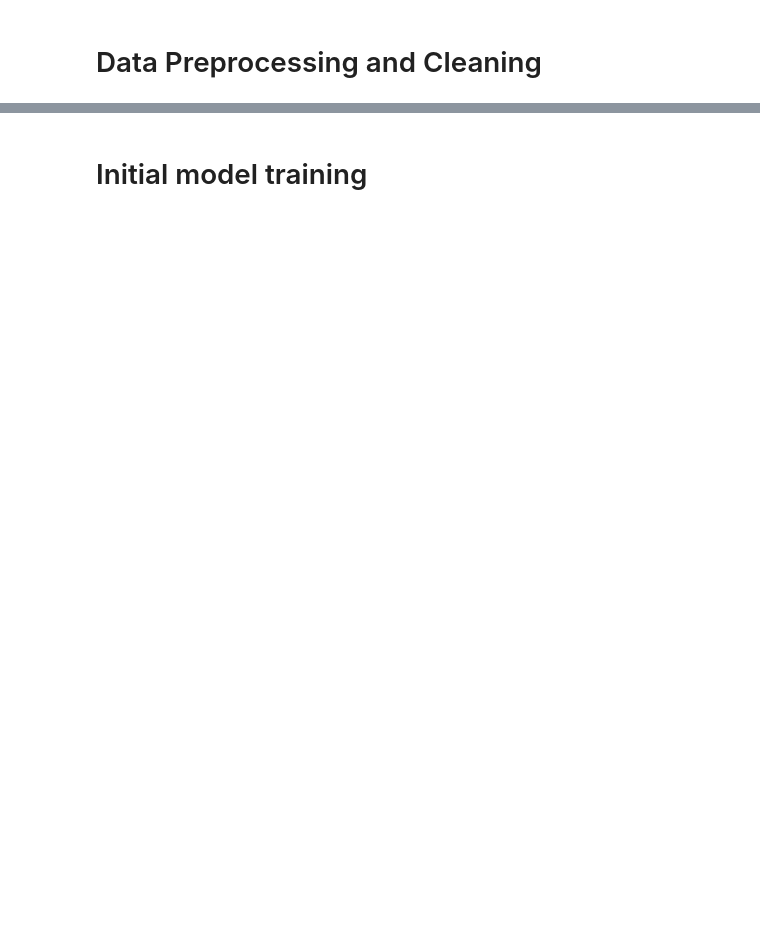
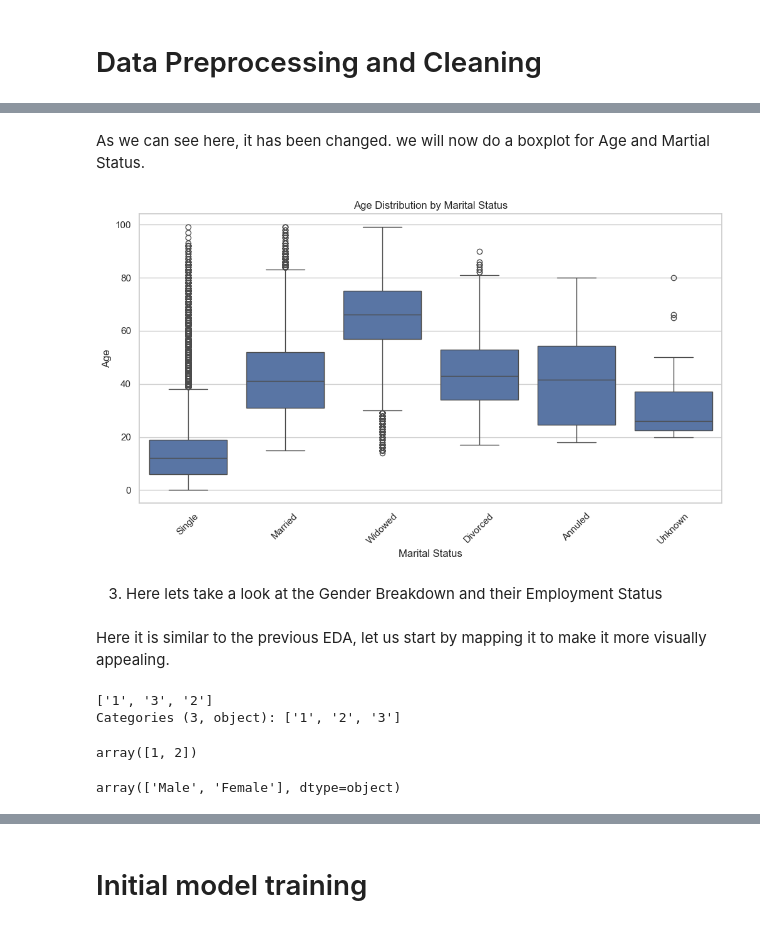
Before and after one commit to Waynes-Wu/stintsy-final-project, a Jupyter notebook: final.ipynb, the cells around one changed output, grey strips where cells are left out. Saved outputs shown, nothing was run; the diff lists cells and outputs as text; code cells hidden in the pictures; blank space fills up the shorter version.

```diff
--- a/final.ipynb
+++ b/final.ipynb
@@ -84,0 +343,11 @@ Perform necessary steps before using the data. In this section of the notebook,
+# %%
+marital_status_map = {
+    "1": "Single",
+    "2": "Married",
+    "3": "Widowed",
+    "4": "Divorced",
+    "5": "Annuled",
+    "6": "Unknown"
+}
+
+labor_df['PUFC06_MSTAT'] = labor_df['PUFC06_MSTAT'].map(marital_status_map)
@@ -84,0 +359,25 @@ Perform necessary steps before using the data. In this section of the notebook,
+# %% [markdown]
+As we can see here, it has been changed. we will now do a boxplot for Age and Martial Status.
+# %%
+plt.figure(figsize=(12, 6))
+sns.boxplot(x='PUFC06_MSTAT', y='PUFC05_AGE', data=labor_df)
+plt.title("Age Distribution by Marital Status")
+plt.xlabel("Marital Status")
+plt.ylabel("Age")
+plt.xticks(rotation=45)
+plt.show()
+# %% [output]
+[figure, added]
+# %% [markdown]
+3. Here lets take a look at the Gender Breakdown and their Employment Status
+# %% [markdown]
+Here it is similar to the previous EDA, let us start by mapping it to make it more visually appealing.
+# %%
+labor_df['PUFNEWEMPSTAT'].unique()
+# %% [output]
+['1', '3', '2']
+Categories (3, object): ['1', '2', '3']
+# %%
+labor_df['PUFC04_SEX'].unique()
+# %% [output]
+array([1, 2])
@@ -84,0 +397,4 @@ Perform necessary steps before using the data. In this section of the notebook,
+# %%
+labor_df['PUFC04_SEX'].unique()
+# %% [output]
+array(['Male', 'Female'], dtype=object)
```
Also changed, not shown: parts of 45 cells of this notebook.
